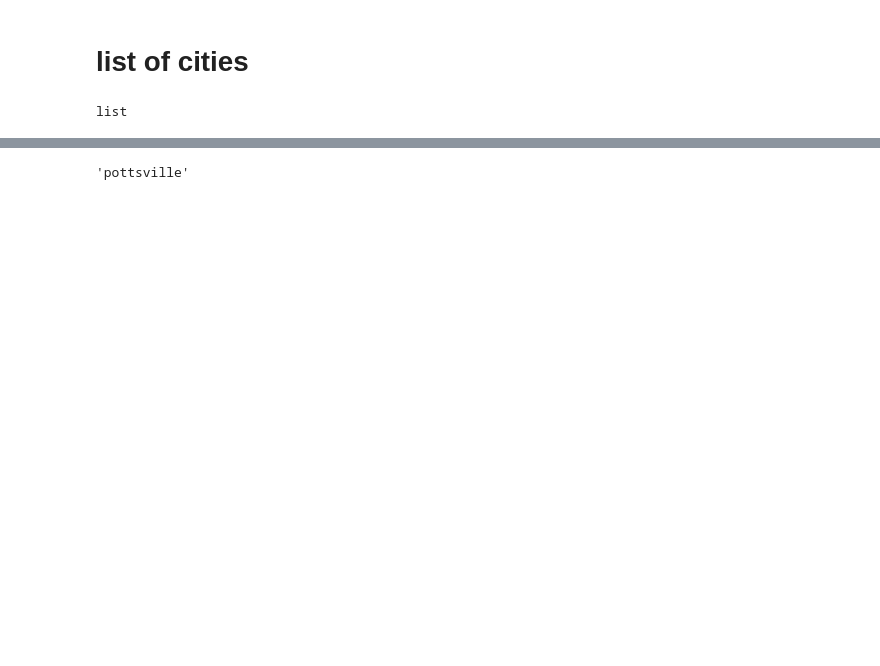
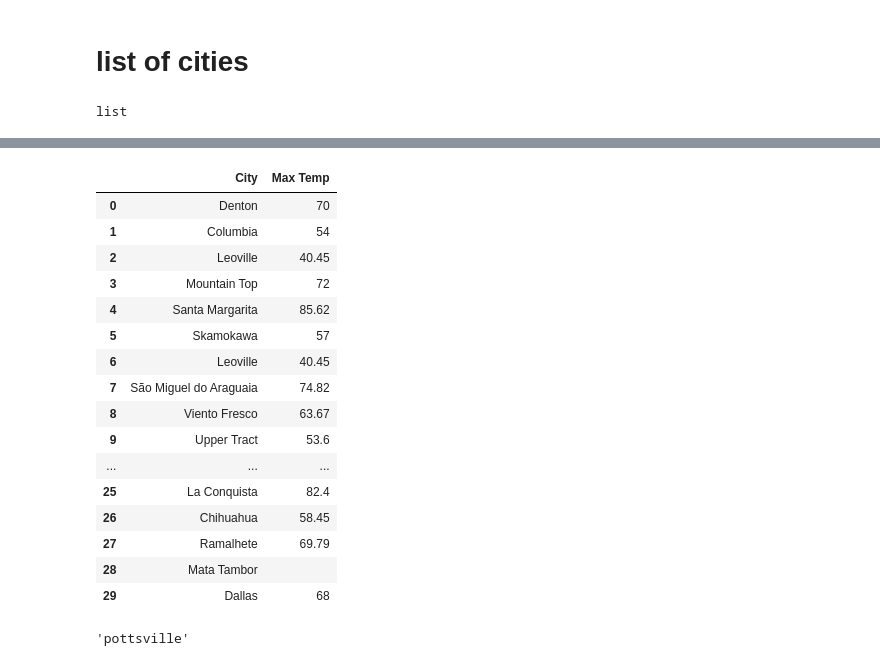
Before and after one commit to sunshineaqu/Turkey-Vulture-Migration, a Jupyter notebook: vulture_etl_cities.ipynb, the cells around one changed output, grey strips where cells are left out. Drawn from its saved outputs; the diff is of its cells as text; code cells hidden in the pictures; blank space fills up the shorter version.

```diff
--- a/vulture_etl_cities.ipynb
+++ b/vulture_etl_cities.ipynb
@@ -247,0 +264,4 @@ cities = []
+# %%
+ll_arraycut = lat_lngs_a[::500]
+print(ll_arraycut[0])
+print(ll_arraycut[0][0])
@@ -247,0 +309,5 @@ cities = []
+# %%
+city_arr['Max Temp'] = ""
+# print(city_arr)
+city_df = city_arr[["City", "Max Temp"]]
+print(city_df.head(20))
@@ -247,0 +332,28 @@ cities = []
+# %%
+limit = len(city_df)/50
+set_var = 1
+data_count = 50
+dummy_array = [];
+
+base_url = "http://api.openweathermap.org/data/2.5/weather?"
+params = {'appid': api_key, 'units': 'Imperial'}
+
+for index, row in city_df.iterrows():
+    if len(dummy_array) < data_count and set_var <= math.ceil(limit):
+        city_row = row["City"]
+        dummy_array.append(city_row)
+
+        params['q'] = city_row
+
+        response = requests.get(base_url, params=params).json()
+
+    else:
+        set_var = set_var + 1
+        data_count = data_count + 49
+        time.sleep(60)
+
+    try:
+        city_df.loc[index, 'Max Temp'] = response['main']['temp_max']
+
+    except (KeyError, IndexError):
+        pprint("Could not find information")
@@ -247,0 +378,20 @@ cities = []
+# %%
+city_df.head(30)
+# %% [output]
+|  | City | Max Temp |
+| 0 | Denton | 70 |
+| 1 | Columbia | 54 |
+| 2 | Leoville | 40.45 |
+| 3 | Mountain Top | 72 |
+| 4 | Santa Margarita | 85.62 |
+| 5 | Skamokawa | 57 |
+| 6 | Leoville | 40.45 |
+| 7 | São Miguel do Araguaia | 74.82 |
+| 8 | Viento Fresco | 63.67 |
+| 9 | Upper Tract | 53.6 |
+| ... | ... | ... |
+| 25 | La Conquista | 82.4 |
+| 26 | Chihuahua | 58.45 |
+| 27 | Ramalhete | 69.79 |
+| 28 | Mata Tambor |  |
+| 29 | Dallas | 68 |
```
Also changed, not shown: parts of 24 cells of this notebook, 4 other files.
